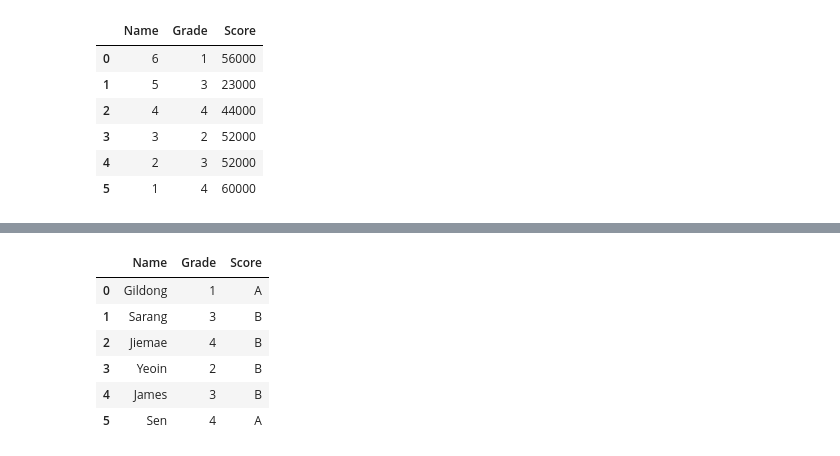
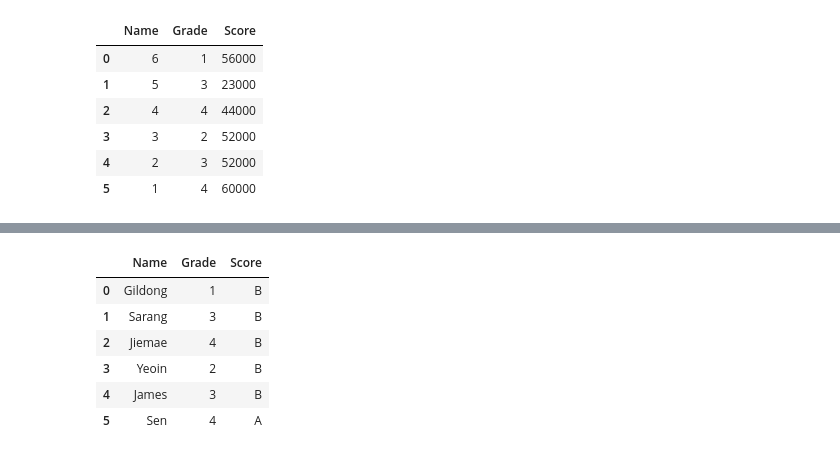
Before and after one commit to Run-aivle/study, a Jupyter notebook: Feb/02.07/SEN/Study.ipynb, the cells around one changed output, grey strips where cells are left out. Drawn from its saved outputs; the diff is of its cells as text; code cells hidden in the pictures.

```diff
--- a/Feb/02.07/SEN/Study.ipynb
+++ b/Feb/02.07/SEN/Study.ipynb
@@ -132,2 +137,5 @@ df1
 # %%
 df1 = df.copy()
+# %%
+df1['Score'] = pd.cut(df1['Score'], 3 , labels = ['C','B','A'])
+df1
@@ -134,9 +150,9 @@ df1 = df.copy()
 # %%
-df1['Score'] = pd.cut(df1['Score'], bins =[22000, 55000, 60000] , labels = ['B','A'])
+df1['Score'] = pd.cut(df1['Score'], bins =[22000, 56000, 60000] , labels = ['B','A'])
 df1
 # %% [output]
 |  | Name | Grade | Score |
-| 0 | Gildong | 1 | A |
+| 0 | Gildong | 1 | B |
 | 1 | Sarang | 3 | B |
 | 2 | Jiemae | 4 | B |
 | 3 | Yeoin | 2 | B |
```
Also changed, not shown: parts of 21 cells of this notebook.
